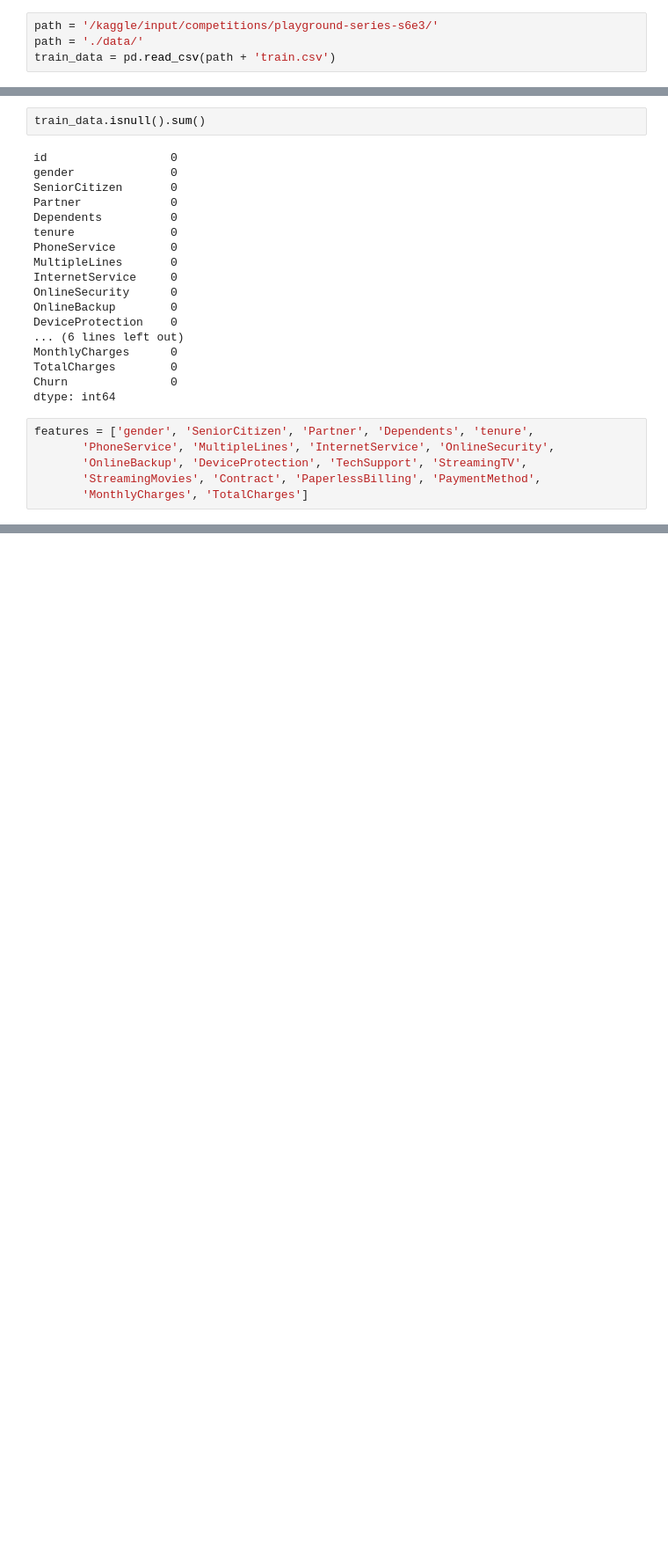
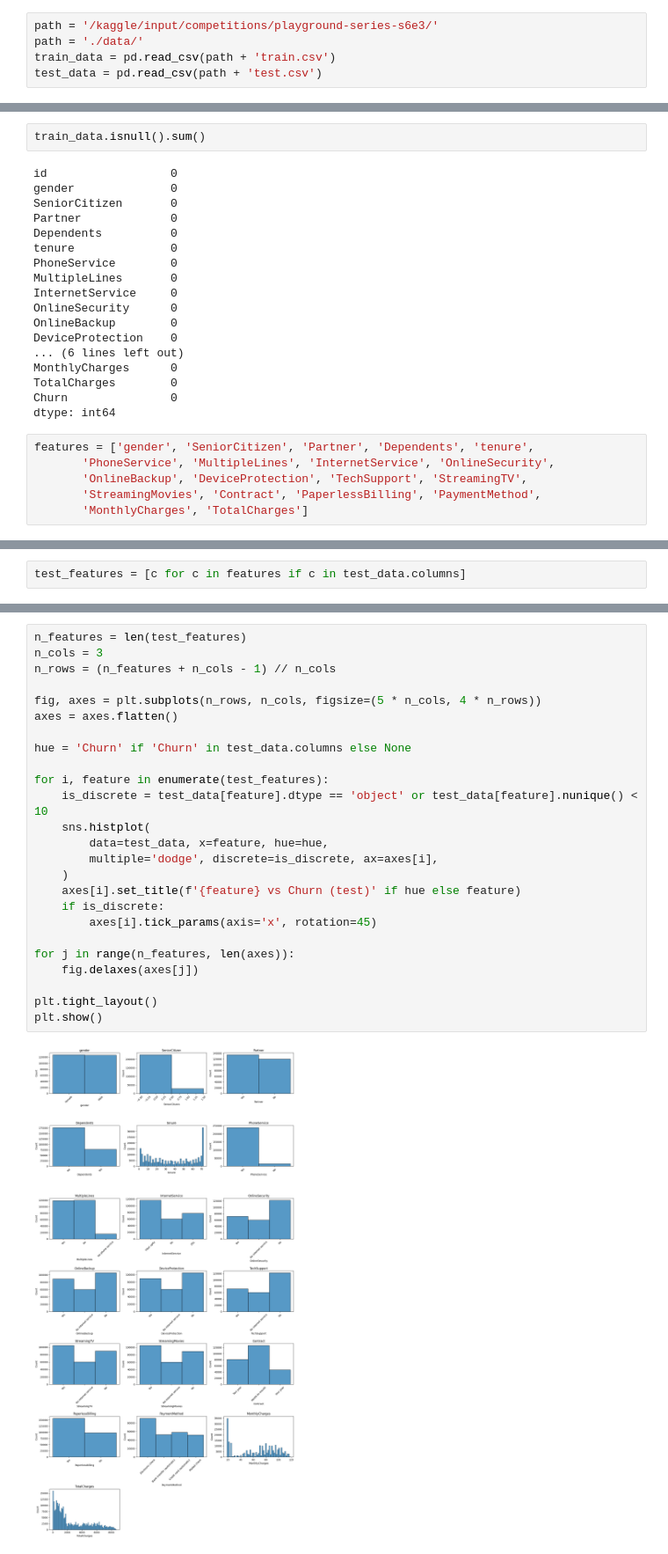
Before and after one commit to biswajit-nag/Predict-Customer-Churn, a Jupyter notebook: EDA.ipynb, the cells around one changed output, grey strips where cells are left out. Shown at 88% size. Drawn from its saved outputs; the diff is of its cells as text; blank space fills up the shorter version.

```diff
--- a/EDA.ipynb
+++ b/EDA.ipynb
@@ -29,6 +31,7 @@ for dirname, _, filenames in os.walk('/kaggle/input'):
 path = '/kaggle/input/competitions/playground-series-s6e3/'
 path = './data/'
 train_data = pd.read_csv(path + 'train.csv')
+test_data = pd.read_csv(path + 'test.csv')
 # %%
 train_data.head()
 # %% [output]
@@ -141,0 +296,2 @@ features = ['gender', 'SeniorCitizen', 'Partner', 'Dependents', 'tenure',
+# %%
+test_features = [c for c in features if c in test_data.columns]
@@ -141,0 +308,27 @@ features = ['gender', 'SeniorCitizen', 'Partner', 'Dependents', 'tenure',
+# %%
+n_features = len(test_features)
+n_cols = 3
+n_rows = (n_features + n_cols - 1) // n_cols
+
+fig, axes = plt.subplots(n_rows, n_cols, figsize=(5 * n_cols, 4 * n_rows))
+axes = axes.flatten()
+
+hue = 'Churn' if 'Churn' in test_data.columns else None
+
+for i, feature in enumerate(test_features):
+    is_discrete = test_data[feature].dtype == 'object' or test_data[feature].nunique() < 10
+    sns.histplot(
+        data=test_data, x=feature, hue=hue,
+        multiple='dodge', discrete=is_discrete, ax=axes[i],
+    )
+    axes[i].set_title(f'{feature} vs Churn (test)' if hue else feature)
+    if is_discrete:
+        axes[i].tick_params(axis='x', rotation=45)
+
+for j in range(n_features, len(axes)):
+    fig.delaxes(axes[j])
+
+plt.tight_layout()
+plt.show()
+# %% [output]
+[figure, added]
```
Also changed, not shown: parts of 23 cells of this notebook, 3 other files.
